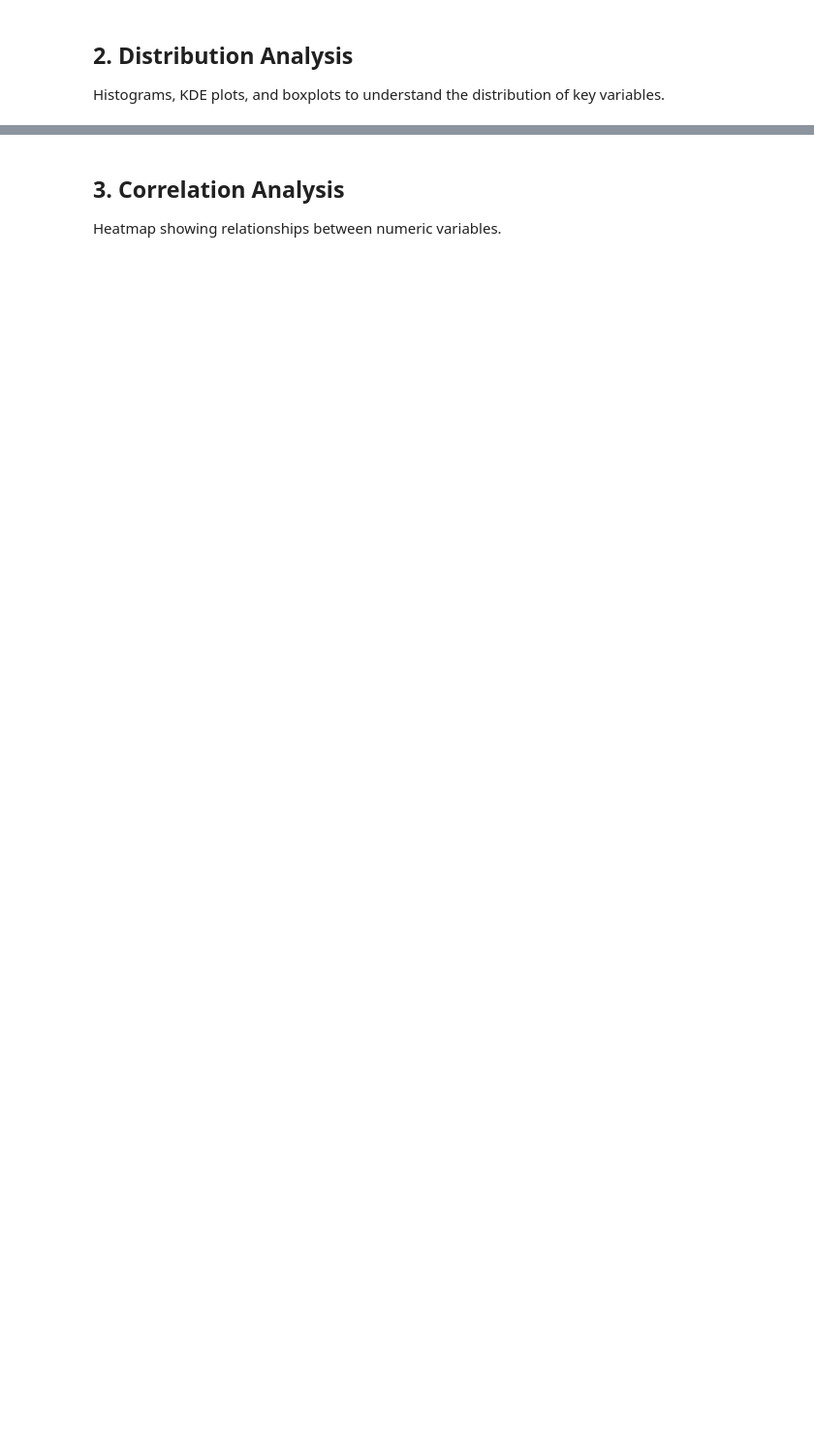
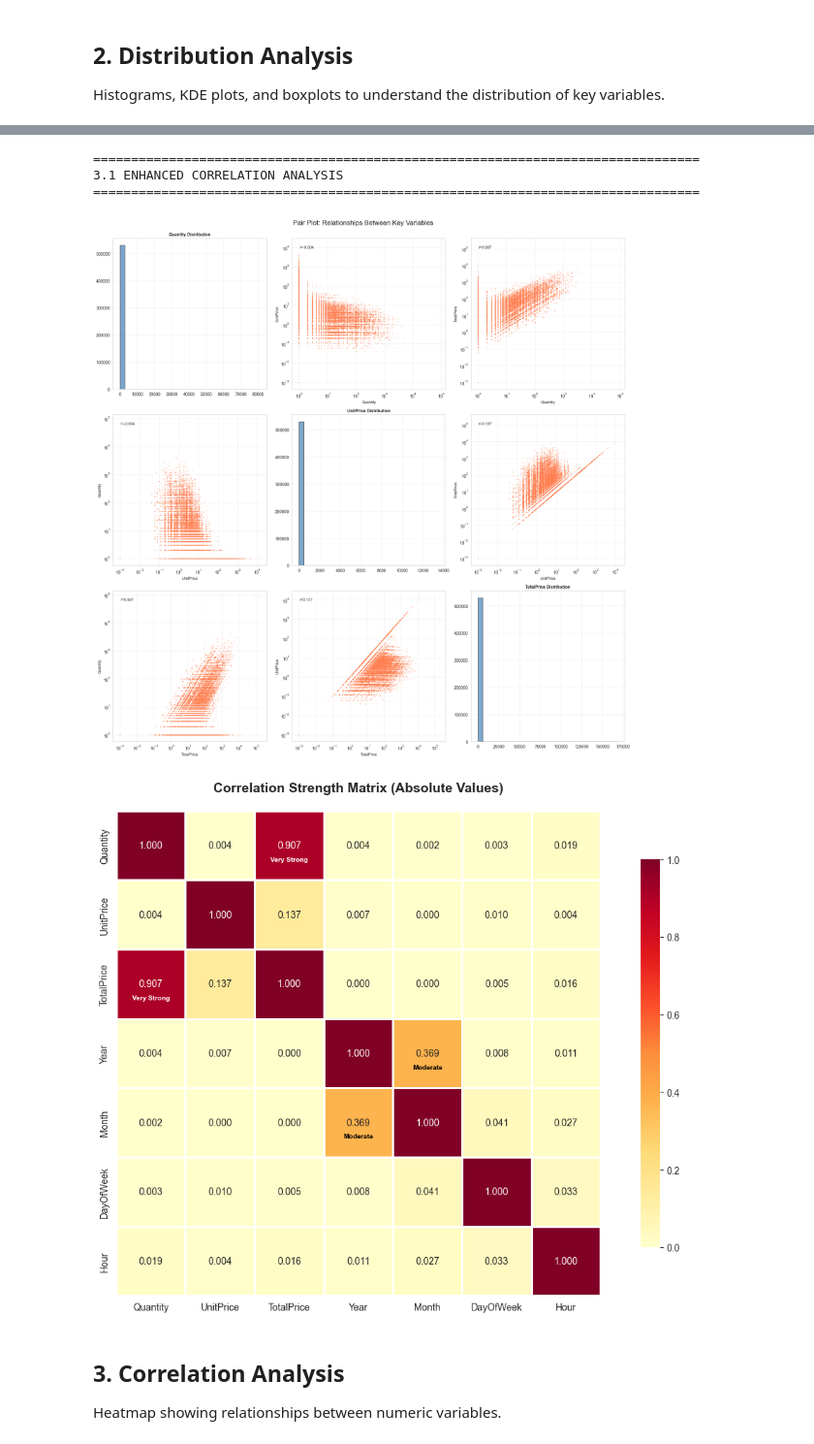
Before and after one commit to monurajj/Retail-Stock-Market-Behavior-Analysis, a Jupyter notebook: notebooks/completed/01_data_exploration.ipynb, the cells around one changed output, grey strips where cells are left out. Shown at 97% size. Cells and saved outputs as stored; diff of their text form; code cells hidden in the pictures; blank space fills up the shorter version.

```diff
--- a/notebooks/completed/01_data_exploration.ipynb
+++ b/notebooks/completed/01_data_exploration.ipynb
@@ -188,3 +346,83 @@ plt.show()
+# %%
+# Enhanced correlation analysis
+print("\n" + "=" * 80)
+print("3.1 ENHANCED CORRELATION ANALYSIS")
+print("=" * 80)
+
+# Calculate correlation matrix (if not already defined)
+corr_vars = ['Quantity', 'UnitPrice', 'TotalPrice', 'Year', 'Month', 'DayOfWeek', 'Hour']
+corr_matrix = df[corr_vars].corr()
+
+# Pair plot for key variables
+fig, axes = plt.subplots(3, 3, figsize=(18, 18))
+fig.suptitle('Pair Plot: Relationships Between Key Variables', fontsize=16, y=0.995)
+
+key_vars = ['Quantity', 'UnitPrice', 'TotalPrice']
+for i, var1 in enumerate(key_vars):
+    for j, var2 in enumerate(key_vars):
+        if i == j:
+            # Diagonal: histogram
+            axes[i, j].hist(df[var1], bins=30, edgecolor='black', alpha=0.7, color='steelblue')
+            axes[i, j].set_title(f'{var1} Distribution', fontweight='bold', fontsize=10)
+        else:
+            # Off-diagonal: scatter plot
+            axes[i, j].scatter(df[var1], df[var2], alpha=0.3, s=1, color='coral')
+            axes[i, j].set_xlabel(var1, fontsize=9)
+            axes[i, j].set_ylabel(var2, fontsize=9)
+            # Add correlation coefficient
+            corr_val = df[var1].corr(df[var2])
+            axes[i, j].text(0.05, 0.95, f'r={corr_val:.3f}', transform=axes[i, j].transAxes,
+                           fontsize=9, verticalalignment='top', bbox=dict(boxstyle='round', facecolor='white', alpha=0.7))
+        axes[i, j].grid(True, alpha=0.3)
+        if i != j:
+            axes[i, j].set_xscale('log')
+            axes[i, j].set_yscale('log')
+
+plt.tight_layout()
+plt.show()
+
+# Correlation strength visualization
+fig, ax = plt.subplots(figsize=(12, 8))
+
+# Create correlation strength matrix
+corr_strength = corr_matrix.copy()
+corr_strength = corr_strength.abs()  # Use absolute values
+
+# Create custom colormap
+sns.heatmap(corr_strength, annot=True, fmt='.3f', cmap='YlOrRd',
+            square=True, linewidths=1, cbar_kws={"shrink": 0.8}, ax=ax,
+            vmin=0, vmax=1)
+ax.set_title('Correlation Strength Matrix (Absolute Values)', fontsize=14, fontweight='bold', pad=20)
+
+# Add text annotations for strength
+for i in range(len(corr_strength.columns)):
+    for j in range(len(corr_strength.columns)):
+        val = corr_strength.iloc[i, j]
+        if val > 0.7:
+            strength = 'Very Strong'
+            color = 'white'
+        elif val > 0.5:
+            strength = 'Strong'
+            color = 'white'
+        elif val > 0.3:
+            strength = 'Moderate'
+            color = 'black'
+        else:
+            strength = 'Weak'
+            color = 'black'
+
+        if i != j and val > 0.3:
+            ax.text(j+0.5, i+0.7, strength, ha='center', va='center',
+                   fontsize=7, color=color, fontweight='bold')
+
+plt.tight_layout()
+plt.show()
+# %% [output]
+================================================================================
+3.1 ENHANCED CORRELATION ANALYSIS
+================================================================================
+[figure, added]
+[figure, added]
 # %% [markdown]
 ## 3. Correlation Analysis
 
```
Also changed, not shown: parts of 16 cells of this notebook, 7 other files.
